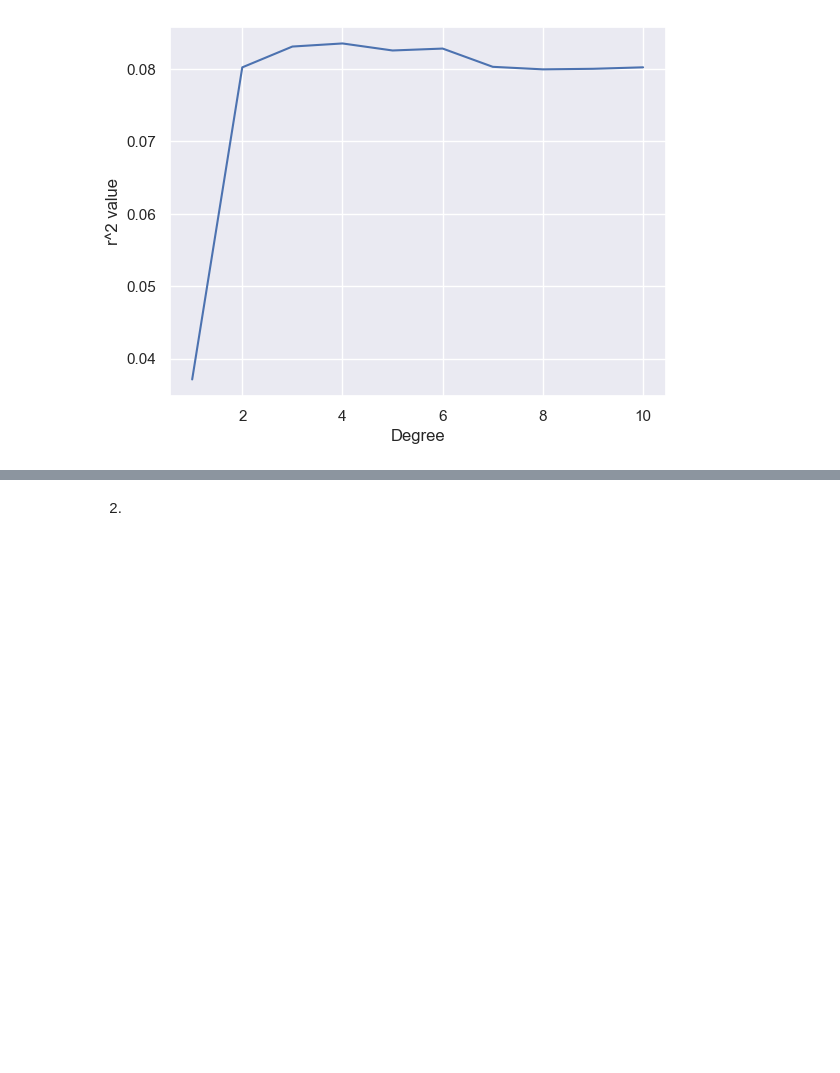
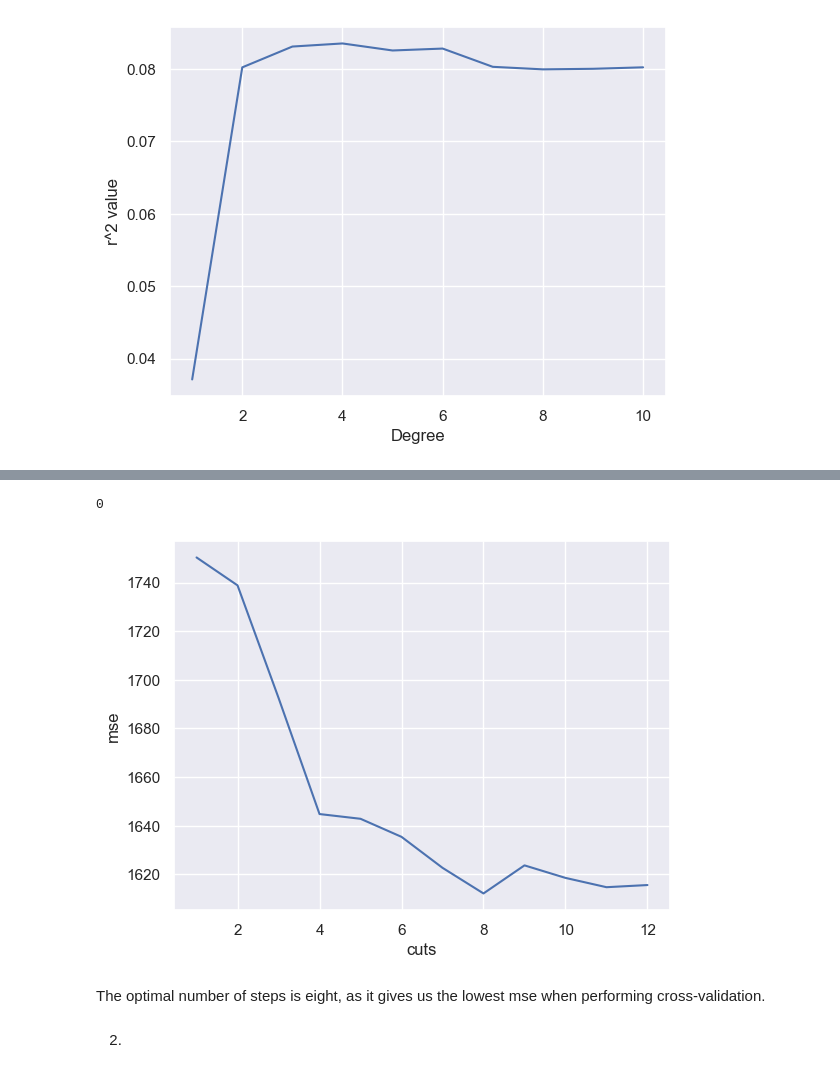
Before and after one commit to bhnord/CS4342, a Jupyter notebook: Assignment 5 Code/Assignment5.ipynb, the cells around one changed output, grey strips where cells are left out. Cells and saved outputs as stored; diff of their text form; code cells hidden in the pictures; blank space fills up the shorter version.

```diff
--- a/Assignment 5 Code/Assignment5.ipynb
+++ b/Assignment 5 Code/Assignment5.ipynb
@@ -87,3 +144,58 @@ step function thing here
+# %%
+X=df['age']
+y = df['wage']
+all_mse=[]
+
+pred2 =0
+X_test =0
+for i in range(1, 13):
+    avg_mse = 0
+    cnt = 0
+
+    kf = KFold(n_splits=5, random_state=None)
+    for train_index, test_index in kf.split(X):
+        X_train, X_test = X[train_index], X[test_index]
+        y_train, y_test = y[train_index], y[test_index]
+
+        df_cut, bins = pd.cut(X_train, i, retbins=True, right=True) ###RANGE HERE
+        df_steps = pd.concat([X_train, df_cut, y_train], keys=['age', 'age_cuts', 'wage'], axis=1)
+        df_steps_dummies = pd.get_dummies(df_cut)
+
+
+        fit3 = sm.GLM(df_steps.wage, df_steps_dummies).fit()
+
+        bin_mapping = np.digitize(X_test, bins)
+
+        # Removing any outliers
+
+        X_valid = pd.get_dummies(bin_mapping).iloc[:,:i]#.drop([5], axis=1)
+
+        # Prediction
+        pred2 = fit3.predict(X_valid)
+
+        # Calculating RMSE
+        mse = mean_squared_error(y_test, pred2)
+        avg_mse+=mse
+        cnt+=1
+    avg_mse/=cnt
+    all_mse.append(avg_mse)
+
+print(np.argmax(all_mse))
+plt.plot(list(range(1, 13)), all_mse)
+plt.xlabel('cuts')
+plt.ylabel('mse')
+plt.show()
+# plt.scatter(X, y)
+# plt.scatter(X_test, pred2, c='r')
+
+# plt.xlabel('age')
+# plt.ylabel('wage')
+# plt.show()
+# %% [output]
+0
+[figure, added]
+# %% [markdown]
+The optimal number of steps is eight, as it gives us the lowest mse when performing cross-validation.
 # %% [markdown]
 2.
 # %%
```
Also changed, not shown: parts of 16 cells of this notebook.
